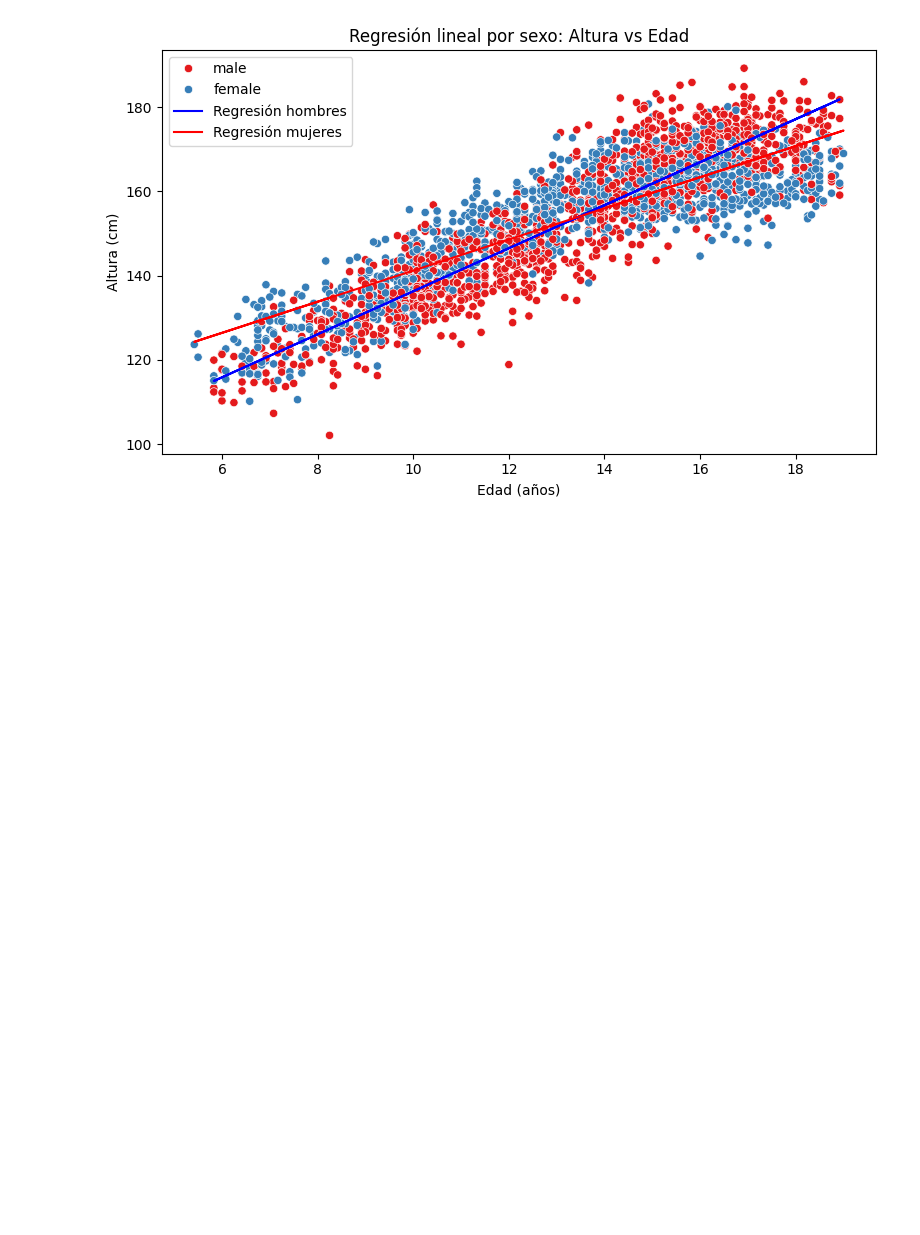
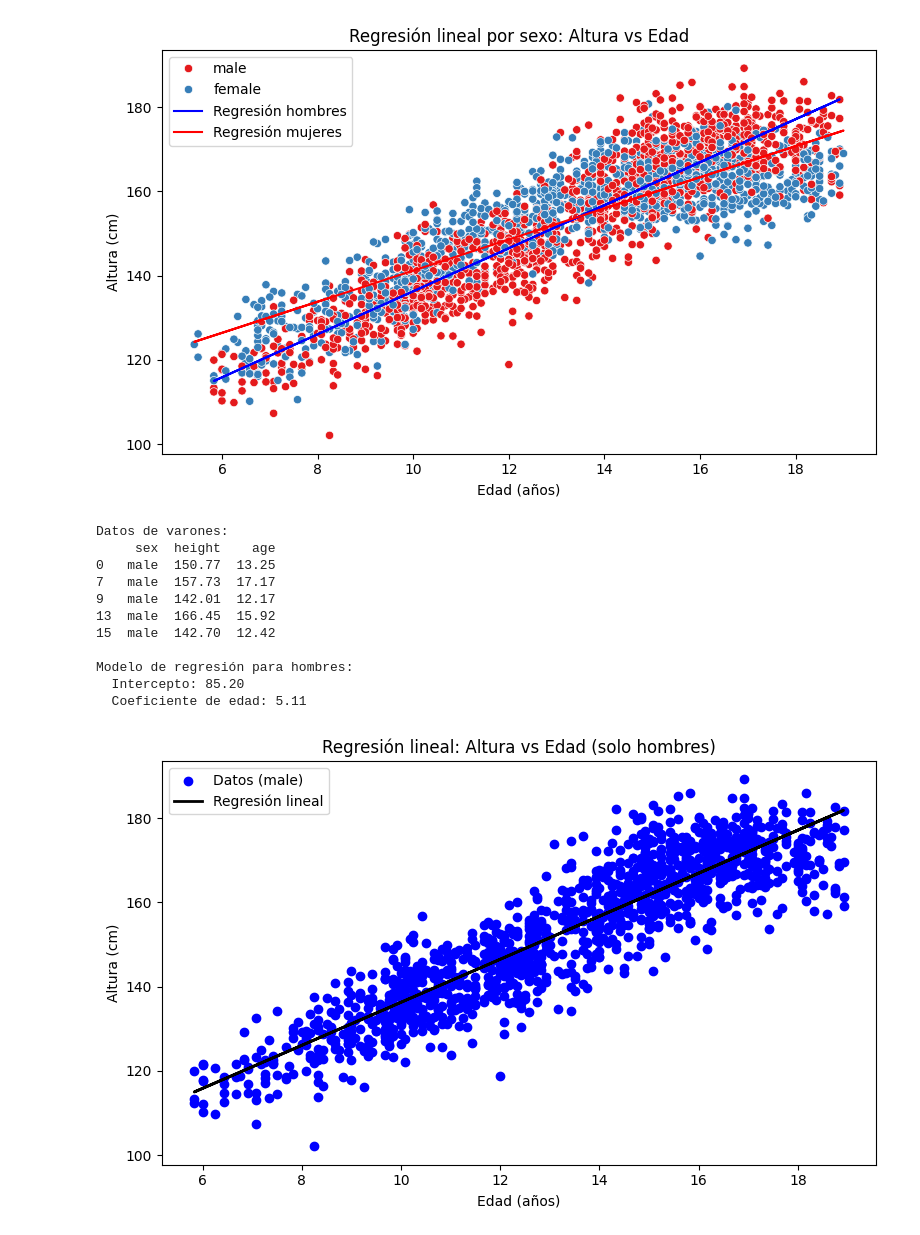
Before and after one commit to Fer448/curso104, a Jupyter notebook: ejercicio_070725_nube.ipynb, the cells around one changed output. Drawn from its saved outputs; the diff is of its cells as text; code cells hidden in the pictures; blank space fills up the shorter version.

```diff
--- a/ejercicio_070725_nube.ipynb
+++ b/ejercicio_070725_nube.ipynb
@@ -114,3 +127,54 @@ Modelo para mujeres:
   Intercepto: 104.25
   Coeficiente de edad: 3.70
 [figure]
+# %%
+import pandas as pd
+import matplotlib.pyplot as plt
+from sklearn.linear_model import LinearRegression
+
+# Cargar los datos
+df = pd.read_csv(r"/content/gdrive/MyDrive/CURSO IFCD104/ejercicios/children_height_age.csv")
+
+# Filtrar solo los registros de sexo masculino
+df_male = df[df["sex"] == "male"]
+
+# Mostrar los primeros datos
+print("Datos de varones:")
+print(df_male.head())
+
+# Definir variables
+X_male = df_male[["age"]]
+y_male = df_male["height"]
+
+# Ajustar modelo de regresión lineal
+model_male = LinearRegression()
+model_male.fit(X_male, y_male)
+
+# Mostrar coeficientes
+print("\nModelo de regresión para hombres:")
+print(f"  Intercepto: {model_male.intercept_:.2f}")
+print(f"  Coeficiente de edad: {model_male.coef_[0]:.2f}")
+
+# Visualizar
+plt.figure(figsize=(8, 5))
+plt.scatter(df_male["age"], df_male["height"], color="blue", label="Datos (male)")
+plt.plot(df_male["age"], model_male.predict(X_male), color="black", linewidth=2, label="Regresión lineal")
+plt.xlabel("Edad (años)")
+plt.ylabel("Altura (cm)")
+plt.title("Regresión lineal: Altura vs Edad (solo hombres)")
+plt.legend()
+plt.tight_layout()
+plt.show()
+# %% [output]
+Datos de varones:
+     sex  height    age
+0   male  150.77  13.25
+7   male  157.73  17.17
+9   male  142.01  12.17
+13  male  166.45  15.92
+15  male  142.70  12.42
+
+Modelo de regresión para hombres:
+  Intercepto: 85.20
+  Coeficiente de edad: 5.11
+[figure, added]
```
Also changed, not shown: parts of 7 cells of this notebook, 1 other file.
